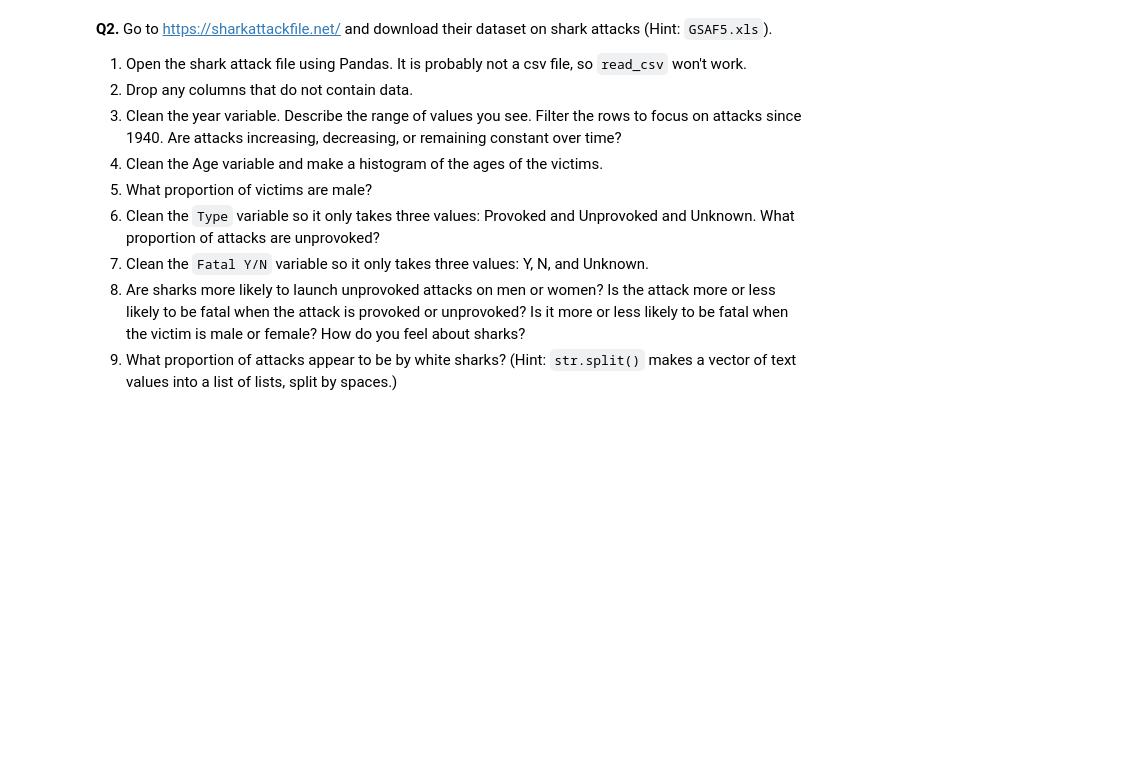
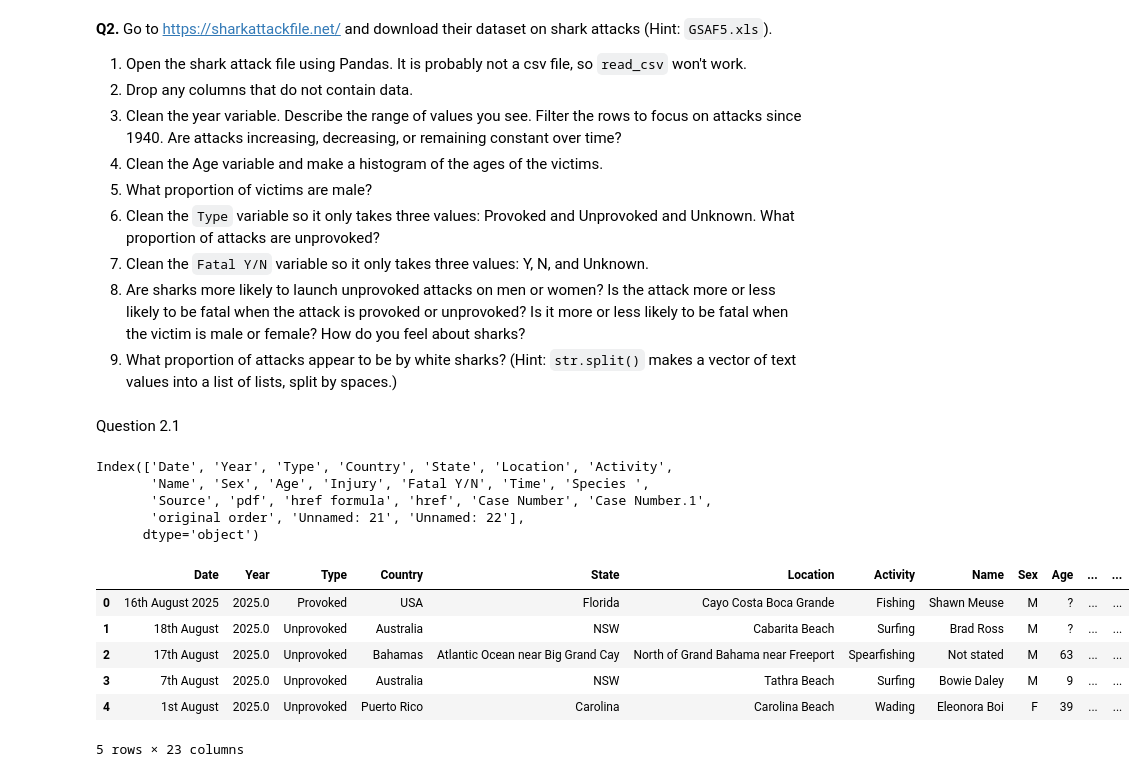
Before and after one commit to amn8ge/wrangling_assignment, a Jupyter notebook: assignment.ipynb, the cells around one changed output. Drawn from its saved outputs; the diff is of its cells as text; code cells hidden in the pictures; blank space fills up the shorter version.

```diff
--- a/assignment.ipynb
+++ b/assignment.ipynb
@@ -118,3 +158,24 @@ print(missing_proportion)
 7. Clean the `Fatal Y/N` variable so it only takes three values: Y, N, and Unknown.
 8. Are sharks more likely to launch unprovoked attacks on men or women? Is the attack more or less likely to be fatal when the attack is provoked or unprovoked? Is it more or less likely to be fatal when the victim is male or female? How do you feel about sharks?
 9. What proportion of attacks appear to be by white sharks? (Hint: `str.split()` makes a vector of text values into a list of lists, split by spaces.)
+# %% [markdown]
+Question 2.1
+# %%
+# at this point, I uploaded the GSAF5 file into the data folder in my content hub
+# in colab so that I could access it in the same manner as I was accessing other files
+shark = pd.read_excel('GSAF5.xls', sheet_name=0)
+print(shark.columns)
+shark.head()
+# %% [output]
+Index(['Date', 'Year', 'Type', 'Country', 'State', 'Location', 'Activity',
+       'Name', 'Sex', 'Age', 'Injury', 'Fatal Y/N', 'Time', 'Species ',
+       'Source', 'pdf', 'href formula', 'href', 'Case Number', 'Case Number.1',
+       'original order', 'Unnamed: 21', 'Unnamed: 22'],
+      dtype='object')
+|  | Date | Year | Type | Country | State | Location | Activity | Name | Sex | Age | ... | ... |
+| 0 | 16th August 2025 | 2025.0 | Provoked | USA | Florida | Cayo Costa Boca Grande | Fishing | Shawn Meuse | M | ? | ... | ... |
+| 1 | 18th August | 2025.0 | Unprovoked | Australia | NSW | Cabarita Beach | Surfing | Brad Ross | M | ? | ... | ... |
+| 2 | 17th August | 2025.0 | Unprovoked | Bahamas | Atlantic Ocean near Big Grand Cay | North of Grand Bahama near Freeport | Spearfishing | Not stated | M | 63 | ... | ... |
+| 3 | 7th August | 2025.0 | Unprovoked | Australia | NSW | Tathra Beach | Surfing | Bowie Daley | M | 9 | ... | ... |
+| 4 | 1st August | 2025.0 | Unprovoked | Puerto Rico | Carolina | Carolina Beach | Wading | Eleonora Boi | F | 39 | ... | ... |
+5 rows × 23 columns
```
Also changed, not shown: parts of 38 cells of this notebook.
